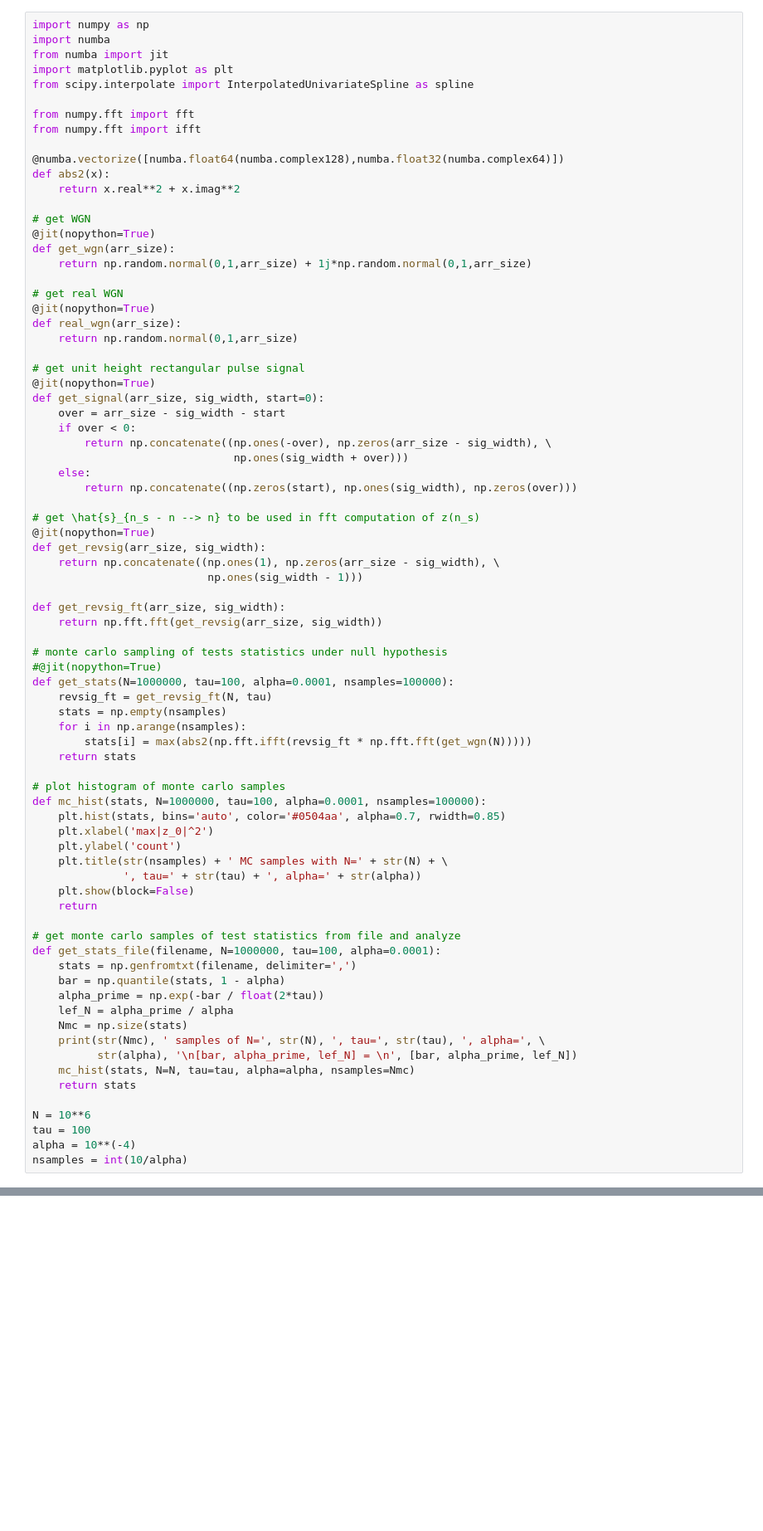
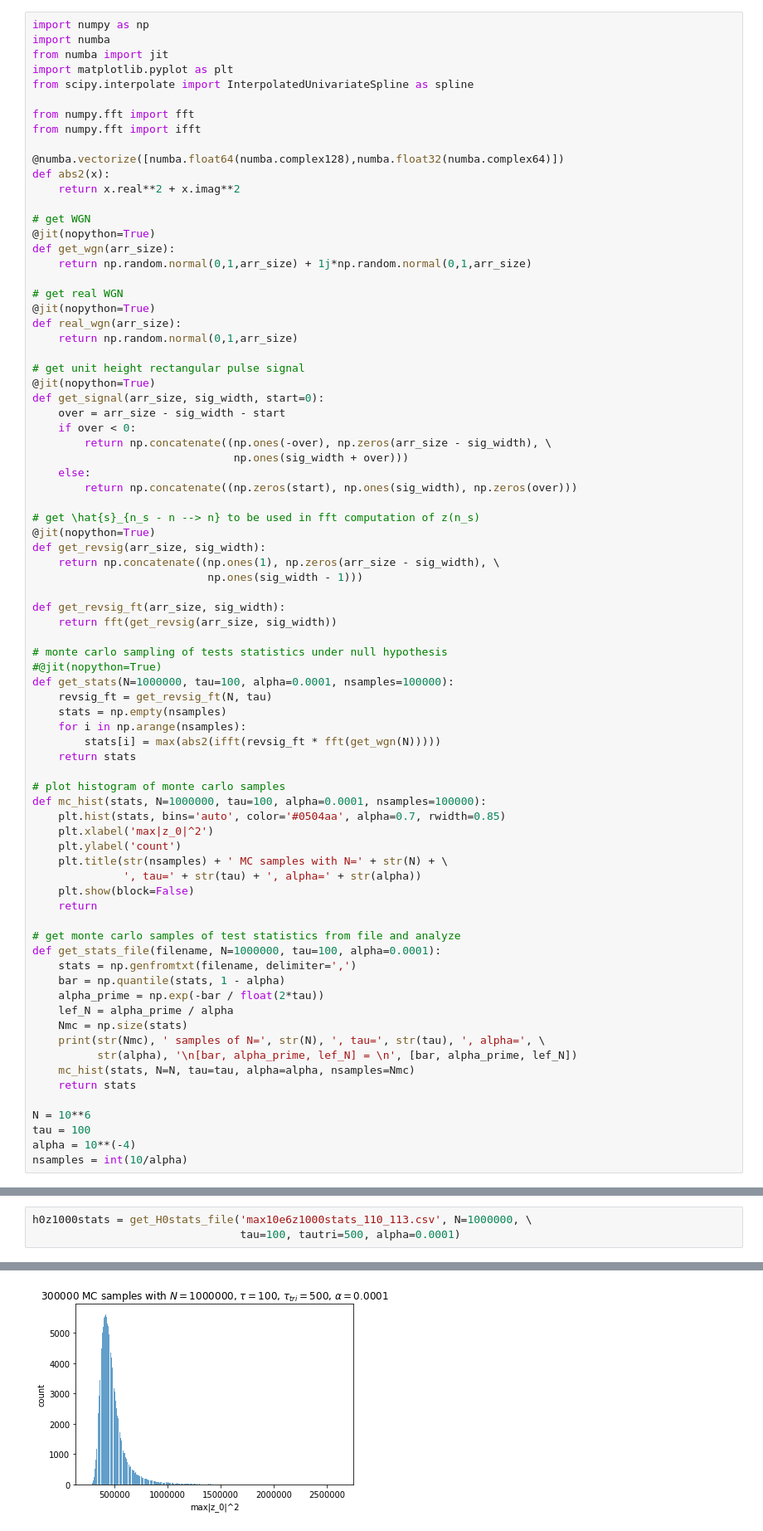
Before and after one commit to seth-olsen/stats-exercises, a Jupyter notebook: writeup_stats_exercises.ipynb, the cells around one changed output, grey strips where cells are left out. Shown at 83% size. Cells and saved outputs as stored; diff of their text form; blank space fills up the shorter version.

```diff
--- a/writeup_stats_exercises.ipynb
+++ b/writeup_stats_exercises.ipynb
@@ -880,7 +920,7 @@ def get_revsig(arr_size, sig_width):
                            np.ones(sig_width - 1)))
 
 def get_revsig_ft(arr_size, sig_width):
-    return np.fft.fft(get_revsig(arr_size, sig_width))
+    return fft(get_revsig(arr_size, sig_width))
 
 # monte carlo sampling of tests statistics under null hypothesis
 #@jit(nopython=True)
@@ -888,7 +928,7 @@ def get_stats(N=1000000, tau=100, alpha=0.0001, nsamples=100000):
     revsig_ft = get_revsig_ft(N, tau)
     stats = np.empty(nsamples)
     for i in np.arange(nsamples):
-        stats[i] = max(abs2(np.fft.ifft(revsig_ft * np.fft.fft(get_wgn(N)))))
+        stats[i] = max(abs2(ifft(revsig_ft * fft(get_wgn(N)))))
     return stats
 
 # plot histogram of monte carlo samples
@@ -3261,3 +3295,7 @@ a) $\textbf{Compute the statistic from (2) in this situation, and plot their his
 
 $\textbf{Is that the same histogram as in (2)? Would this interfere with detection?}$
 ********
+# %%
+h0z1000stats = get_H0stats_file('max10e6z1000stats_110_113.csv', N=1000000, \
+                                tau=100, tautri=500, alpha=0.0001)
+# %% [output]
@@ -3263,0 +3305 @@ $\textbf{Is that the same histogram as in (2)? Would this interfere with detecti
+[figure, added]
```
Also changed, not shown: parts of 20 cells of this notebook, 2 other files.
